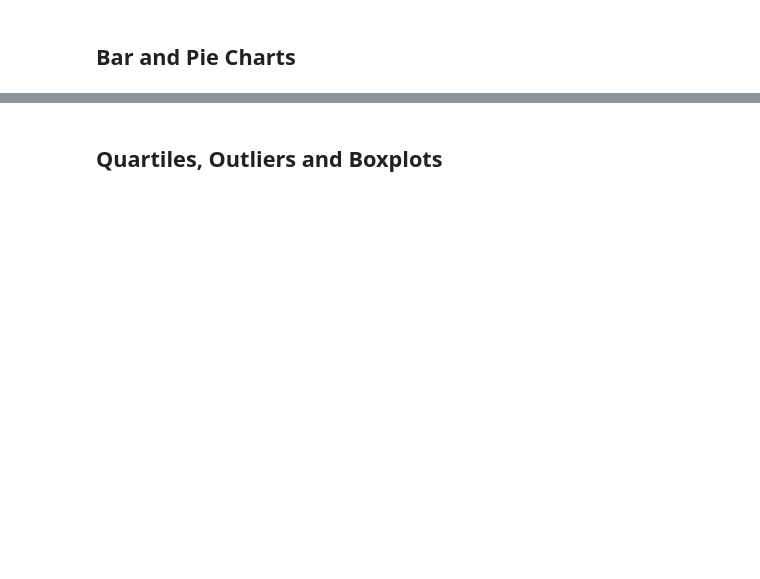
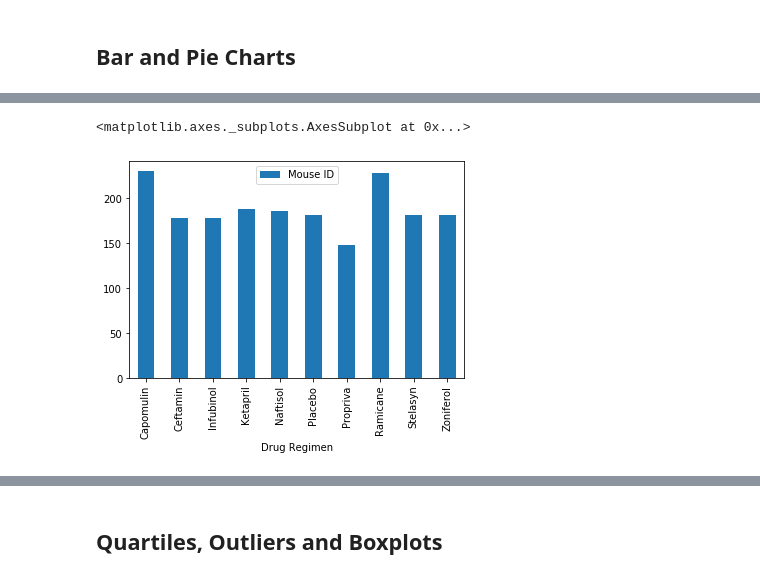
Before and after one commit to tipton-max01/5.Matplotlib, a Jupyter notebook: pymaceuticals_starter.ipynb, the cells around one changed output, grey strips where cells are left out. Saved outputs shown, nothing was run; the diff lists cells and outputs as text; code cells hidden in the pictures; blank space fills up the shorter version.

Commit message:
Cleaned Mice data & started summary stats

```diff
--- a/pymaceuticals_starter.ipynb
+++ b/pymaceuticals_starter.ipynb
@@ -19,0 +34,5 @@ study_results = pd.read_csv(study_results_path)
+# %%
+# Combine the data into a single dataset
+combine_data = study_results.merge(mouse_metadata, on="Mouse ID")
+# Display the data table for preview
+combine_data.head()
@@ -22,2 +52,4 @@ study_results = pd.read_csv(study_results_path)
 # %%
 # Getting the duplicate mice by ID number that shows up for Mouse ID and Timepoint.
+combine_data["is duplicated"] = combine_data.duplicated(subset=['Mouse ID', 'Timepoint'])
+combine_data
@@ -26,2 +80,4 @@ study_results = pd.read_csv(study_results_path)
 # %%
 # Create a clean DataFrame by dropping the duplicate mouse by its ID.
+clean_data = combine_data[(combine_data["Mouse ID"] != "g989")]
+clean_data
@@ -41,3 +136,5 @@ study_results = pd.read_csv(study_results_path)
 ## Bar and Pie Charts
 # %%
 # Generate a bar plot showing the total number of mice for each treatment throughout the course of the study using pandas.
+numb_mice_regimen = clean_data.groupby(["Drug Regimen"]).count()
+numb_mice_regimen
@@ -44,4 +154,8 @@ study_results = pd.read_csv(study_results_path)
 # %%
 # Generate a bar plot showing the total number of mice for each treatment throughout the course of the study using pyplot.
+numb_mice_regimen.plot.bar(y="Mouse ID")
+# %% [output]
+<matplotlib.axes._subplots.AxesSubplot at 0x...>
+[figure, added]
 # %%
 # Generate a pie plot showing the distribution of female versus male mice using pandas
```
Also changed, not shown: parts of 18 cells of this notebook.
